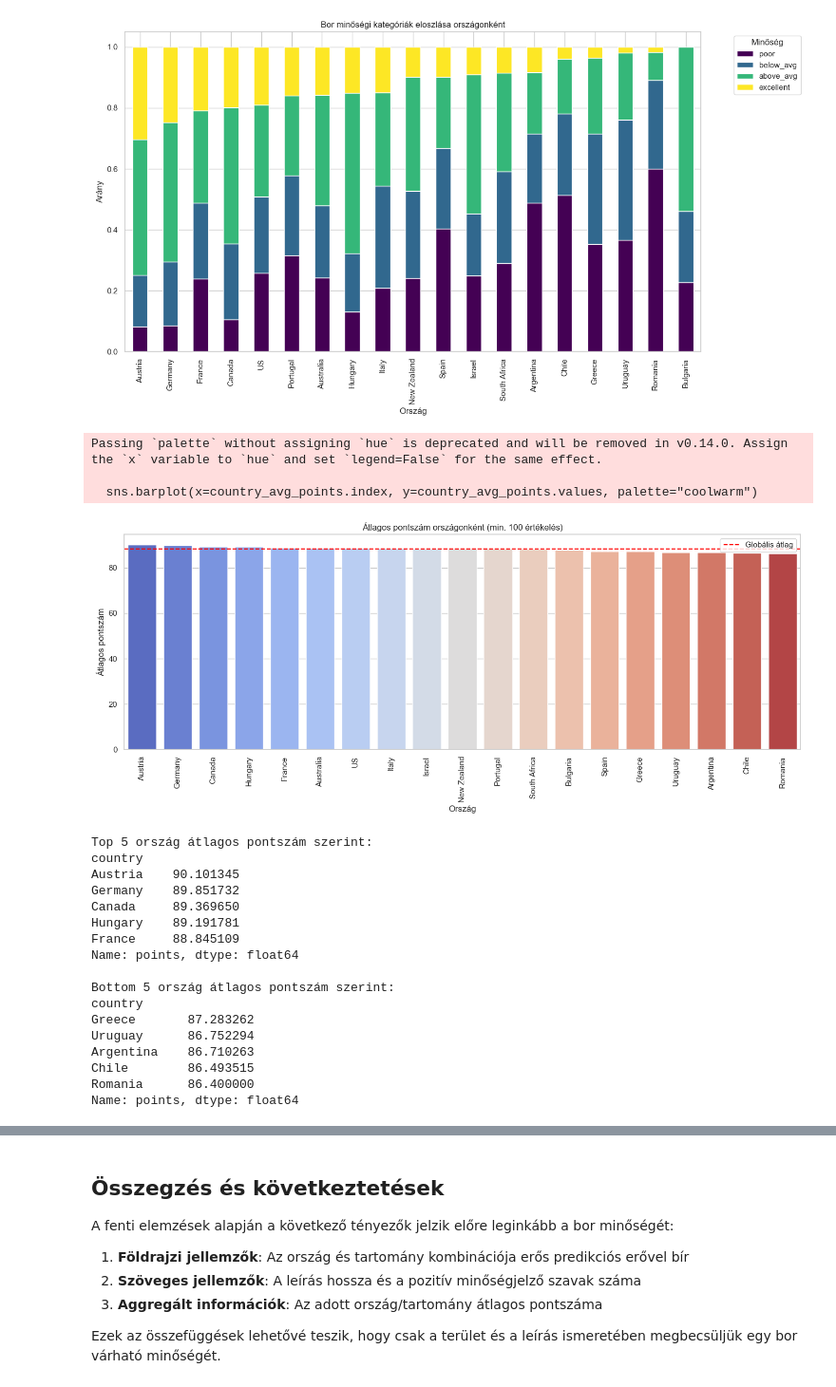
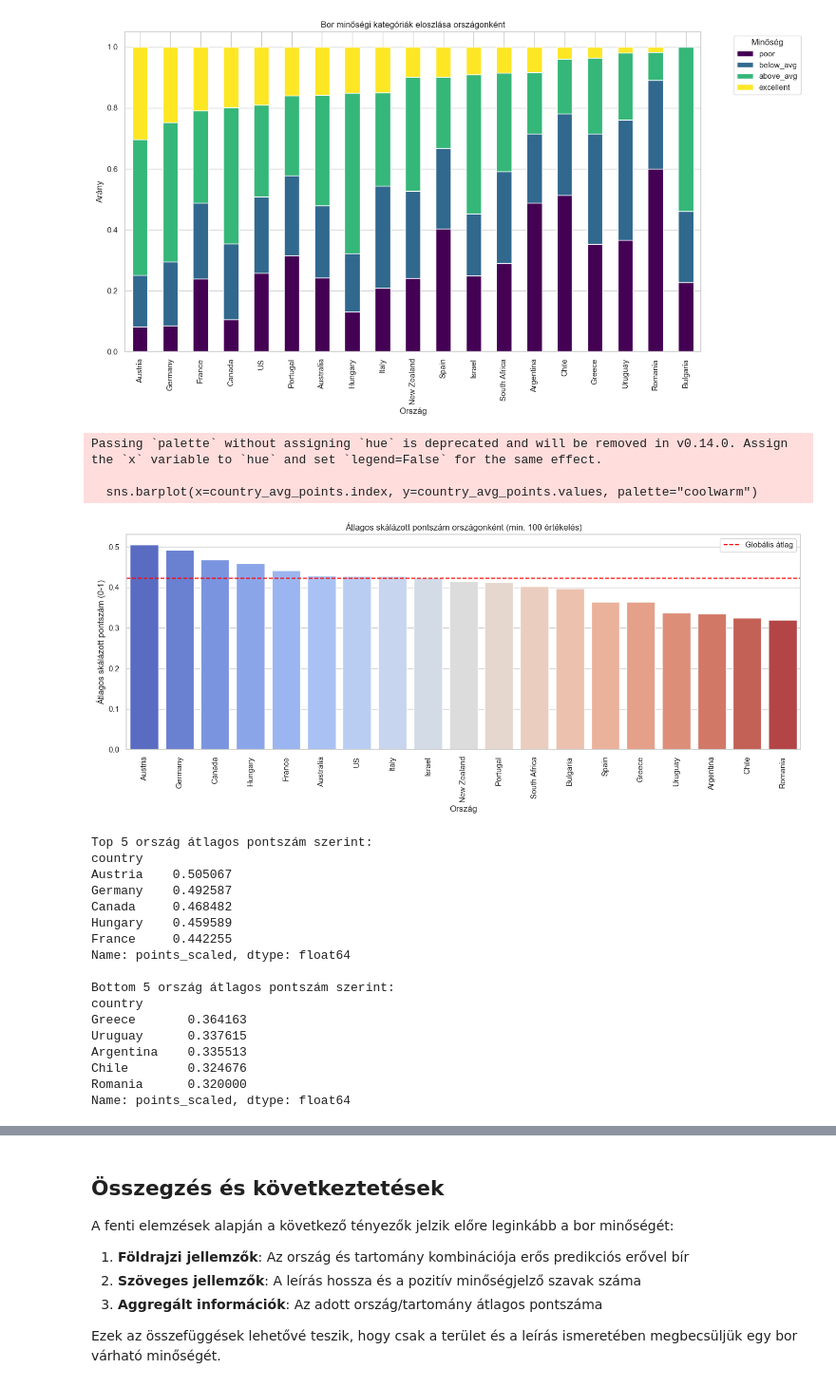
Before and after one commit to lego111Aron/Adattudomany-Projektmunka, a Jupyter notebook: Analize.ipynb, the cells around one changed output, grey strips where cells are left out. Shown at 95% size. Cells and saved outputs as stored; diff of their text form; code cells hidden in the pictures.

```diff
--- a/Analize.ipynb
+++ b/Analize.ipynb
@@ -174,47 +174,48 @@ plt.show()
 # %%
 # 3. Átlagos pontszám országonként - Oszlopdiagram a jobb vizualizációért
 # Ez a grafikon megmutatja a konkrét átlagokat is
 
-country_avg_points = df_filtered_country.groupby('country')['points'].mean().sort_values(ascending=False)
+# Használjuk a skálázott pontszámot
+country_avg_points = df_filtered_country.groupby('country')['points_scaled'].mean().sort_values(ascending=False)
 
 plt.figure(figsize=(14, 6))
 sns.barplot(x=country_avg_points.index, y=country_avg_points.values, palette="coolwarm")
 plt.xticks(rotation=90)
-plt.title('Átlagos pontszám országonként (min. 100 értékelés)')
-plt.ylabel('Átlagos pontszám')
+plt.title('Átlagos skálázott pontszám országonként (min. 100 értékelés)')
+plt.ylabel('Átlagos skálázott pontszám (0-1)')
 plt.xlabel('Ország')
-plt.axhline(y=df_filtered_country['points'].mean(), color='red', linestyle='--', label='Globális átlag')
+plt.axhline(y=df_filtered_country['points_scaled'].mean(), color='red', linestyle='--', label='Globális átlag')
 plt.legend()
 plt.tight_layout()
 plt.show()
 
 # Top 5 és Bottom 5 ország átlagpontszáma
 print("Top 5 ország átlagos pontszám szerint:")
 print(country_avg_points.head())
 print("\nBottom 5 ország átlagos pontszám szerint:")
 print(country_avg_points.tail())
 # %% [output]
 Passing `palette` without assigning `hue` is deprecated and will be removed in v0.14.0. Assign the `x` variable to `hue` and set `legend=False` for the same effect.
 
   sns.barplot(x=country_avg_points.index, y=country_avg_points.values, palette="coolwarm")
-[figure, old version]
+[figure, new version]
 Top 5 ország átlagos pontszám szerint:
 country
-Austria    90.101345
-Germany    89.851732
-Canada     89.369650
-Hungary    89.191781
-France     88.845109
-Name: points, dtype: float64
+Austria    0.505067
+Germany    0.492587
+Canada     0.468482
+Hungary    0.459589
+France     0.442255
+Name: points_scaled, dtype: float64
 
 Bottom 5 ország átlagos pontszám szerint:
 country
-Greece       87.283262
-Uruguay      86.752294
-Argentina    86.710263
-Chile        86.493515
-Romania      86.400000
-Name: points, dtype: float64
+Greece       0.364163
+Uruguay      0.337615
+Argentina    0.335513
+Chile        0.324676
+Romania      0.320000
+Name: points_scaled, dtype: float64
 # %%
 # 5. Kulcsszavak keresése a leírásban (Szövegbányászat alapok)
 # Mivel a 'description' mező szöveges, keressünk benne olyan szavakat, amik utalhatnak a minőségre.
```
Also changed, not shown: parts of 11 cells of this notebook.
